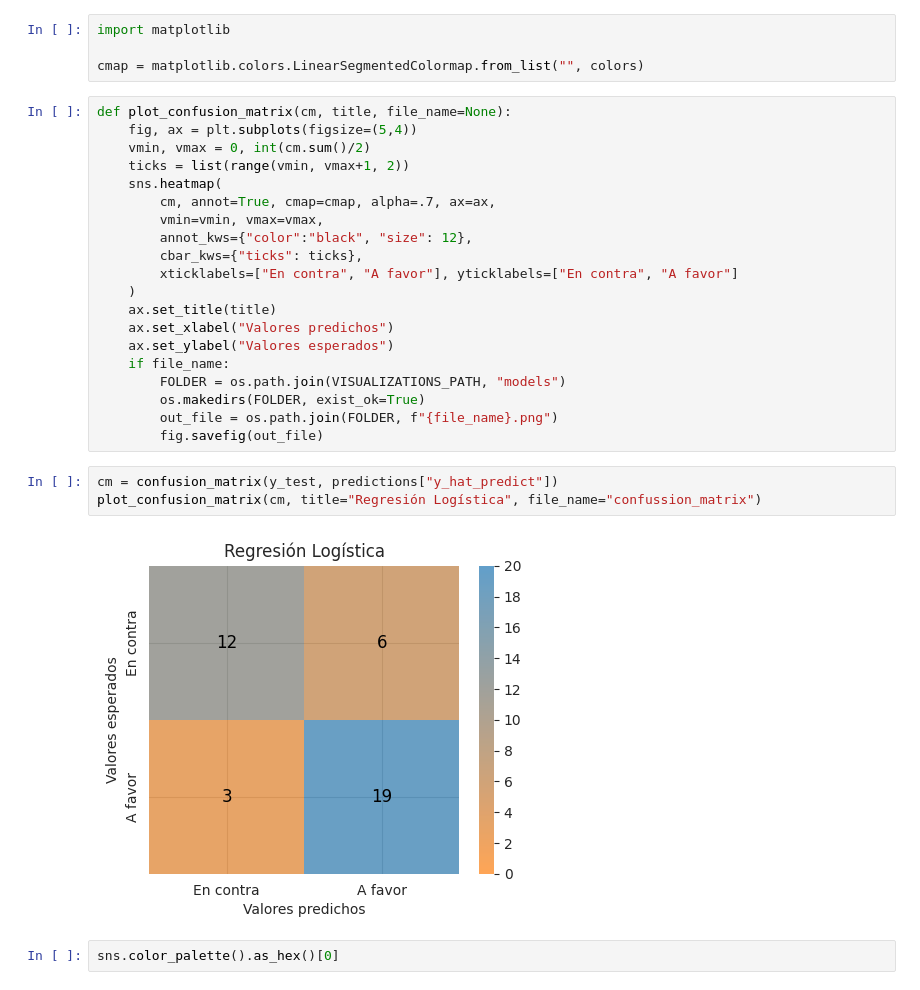
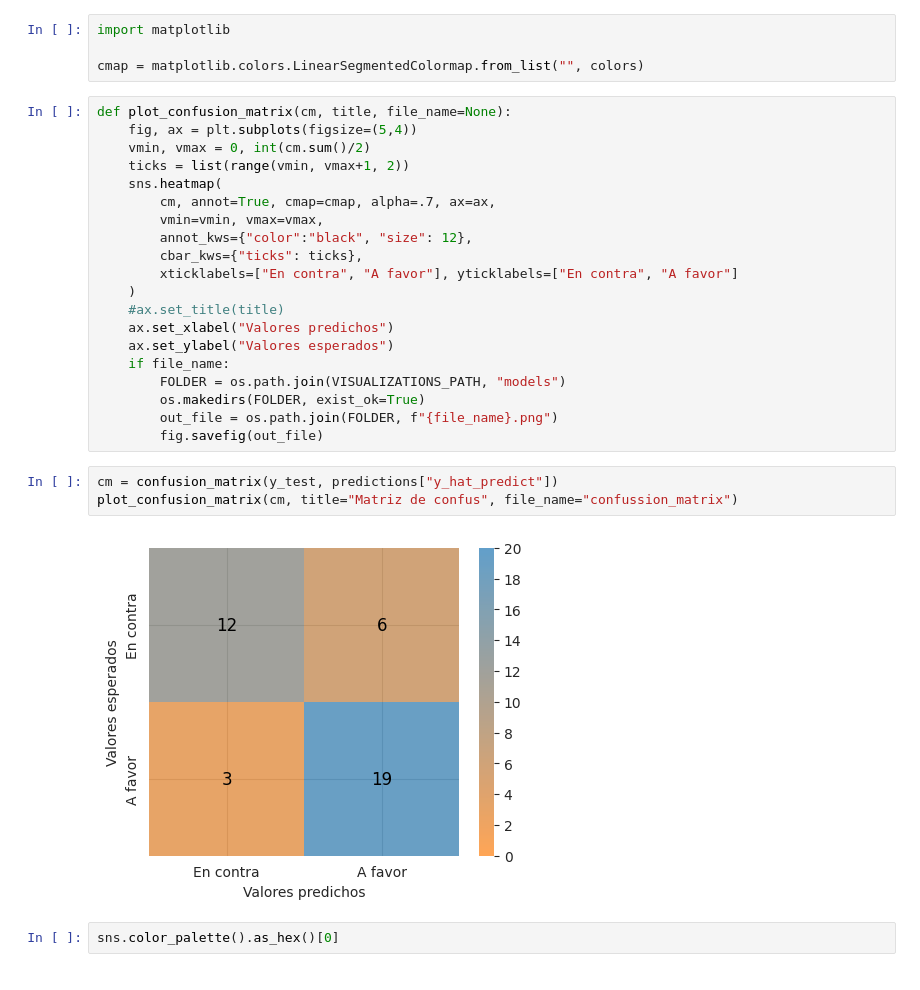
Before and after one commit to macfernandez/eddc-specialization-project, a Jupyter notebook: notebooks/06-model-training.ipynb, the cells around one changed output. Drawn from its saved outputs; the diff is of its cells as text.

```diff
--- a/notebooks/06-model-training.ipynb
+++ b/notebooks/06-model-training.ipynb
@@ -346,7 +364,7 @@ def plot_confusion_matrix(cm, title, file_name=None):
         cbar_kws={"ticks": ticks},
         xticklabels=["En contra", "A favor"], yticklabels=["En contra", "A favor"]
     )
-    ax.set_title(title)
+    #ax.set_title(title)
     ax.set_xlabel("Valores predichos")
     ax.set_ylabel("Valores esperados")
     if file_name:
@@ -356,9 +374,9 @@ def plot_confusion_matrix(cm, title, file_name=None):
         fig.savefig(out_file)
 # %%
 cm = confusion_matrix(y_test, predictions["y_hat_predict"])
-plot_confusion_matrix(cm, title="Regresión Logística", file_name="confussion_matrix")
+plot_confusion_matrix(cm, title="Matriz de confus", file_name="confussion_matrix")
 # %% [output]
-[figure, old version]
+[figure, new version]
 # %%
 sns.color_palette().as_hex()[0]
 # %% [output]
```
Also changed, not shown: parts of 6 cells of this notebook, 1 other file.
